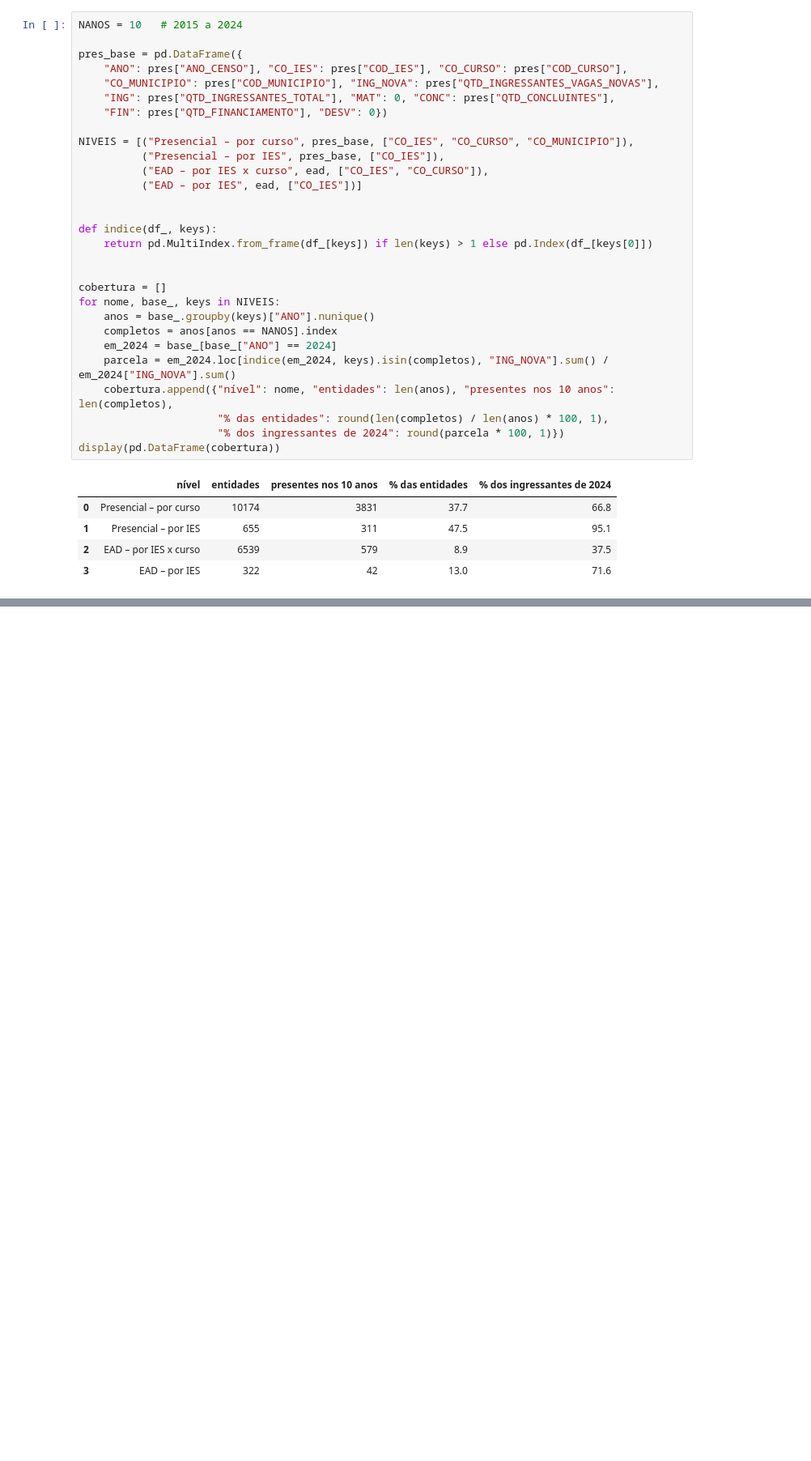
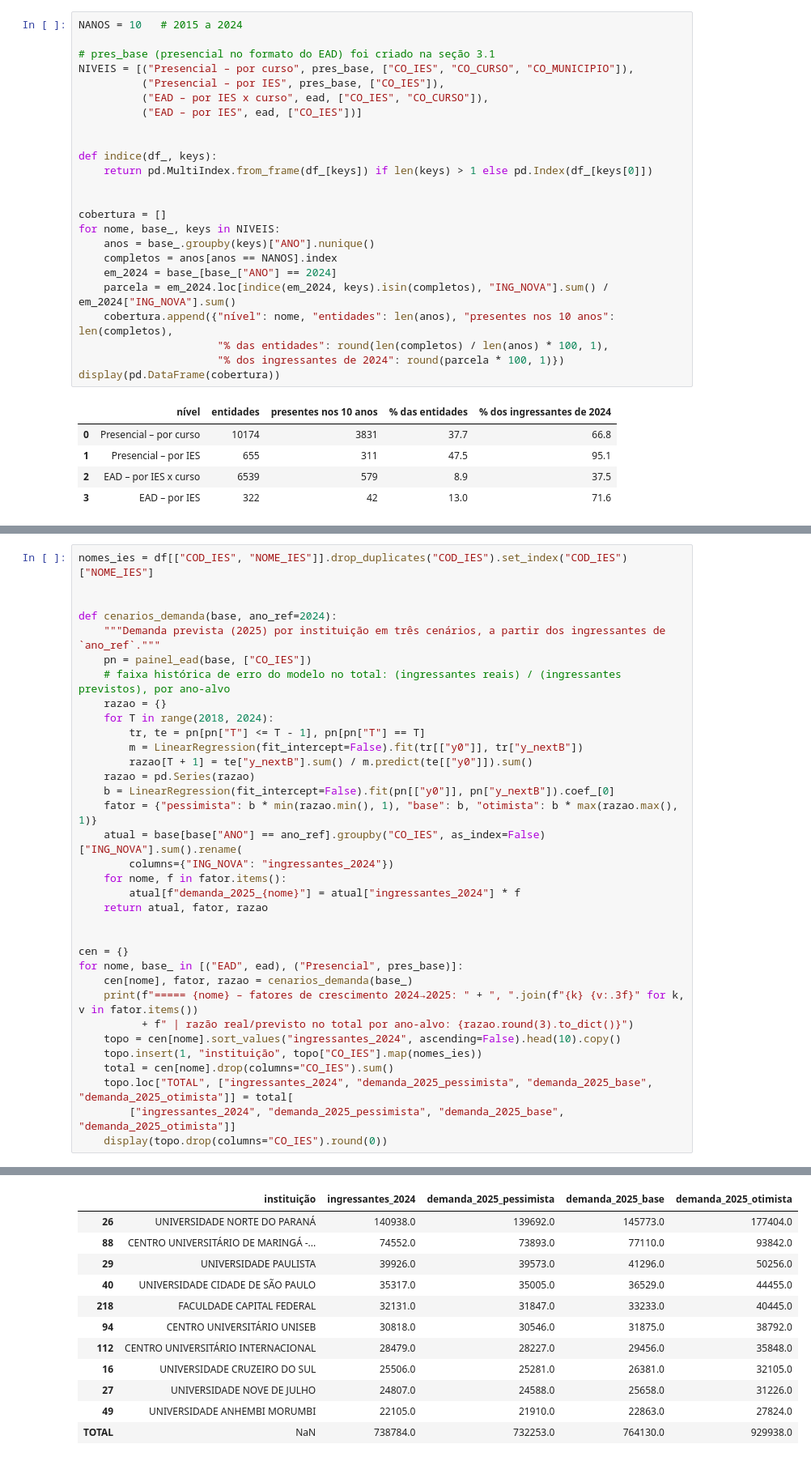
Before and after one commit to janeduardo19/regressao_linear_impacta, a Jupyter notebook: regression.ipynb, the cells around one changed output, grey strips where cells are left out. Shown at 81% size. Cells and saved outputs as stored; diff of their text form; blank space fills up the shorter version.

```diff
--- a/regression.ipynb
+++ b/regression.ipynb
@@ -1161,12 +1395,7 @@ Ingressantes em vagas novas do EAD em 2024 (cursos existentes em 2023):
 # %%
 NANOS = 10   # 2015 a 2024
 
-pres_base = pd.DataFrame({
-    "ANO": pres["ANO_CENSO"], "CO_IES": pres["COD_IES"], "CO_CURSO": pres["COD_CURSO"],
-    "CO_MUNICIPIO": pres["COD_MUNICIPIO"], "ING_NOVA": pres["QTD_INGRESSANTES_VAGAS_NOVAS"],
-    "ING": pres["QTD_INGRESSANTES_TOTAL"], "MAT": 0, "CONC": pres["QTD_CONCLUINTES"],
-    "FIN": pres["QTD_FINANCIAMENTO"], "DESV": 0})
-
+# pres_base (presencial no formato do EAD) foi criado na seção 3.1
 NIVEIS = [("Presencial – por curso", pres_base, ["CO_IES", "CO_CURSO", "CO_MUNICIPIO"]),
           ("Presencial – por IES", pres_base, ["CO_IES"]),
           ("EAD – por IES x curso", ead, ["CO_IES", "CO_CURSO"]),
@@ -1265,0 +1509,35 @@ display(sens.round(3).T)
+# %%
+nomes_ies = df[["COD_IES", "NOME_IES"]].drop_duplicates("COD_IES").set_index("COD_IES")["NOME_IES"]
+
+
+def cenarios_demanda(base, ano_ref=2024):
+    """Demanda prevista (2025) por instituição em três cenários, a partir dos ingressantes de `ano_ref`."""
+    pn = painel_ead(base, ["CO_IES"])
+    # faixa histórica de erro do modelo no total: (ingressantes reais) / (ingressantes previstos), por ano-alvo
+    razao = {}
+    for T in range(2018, 2024):
+        tr, te = pn[pn["T"] <= T - 1], pn[pn["T"] == T]
+        m = LinearRegression(fit_intercept=False).fit(tr[["y0"]], tr["y_nextB"])
+        razao[T + 1] = te["y_nextB"].sum() / m.predict(te[["y0"]]).sum()
+    razao = pd.Series(razao)
+    b = LinearRegression(fit_intercept=False).fit(pn[["y0"]], pn["y_nextB"]).coef_[0]
+    fator = {"pessimista": b * min(razao.min(), 1), "base": b, "otimista": b * max(razao.max(), 1)}
+    atual = base[base["ANO"] == ano_ref].groupby("CO_IES", as_index=False)["ING_NOVA"].sum().rename(
+        columns={"ING_NOVA": "ingressantes_2024"})
+    for nome, f in fator.items():
+        atual[f"demanda_2025_{nome}"] = atual["ingressantes_2024"] * f
+    return atual, fator, razao
+
+
+cen = {}
+for nome, base_ in [("EAD", ead), ("Presencial", pres_base)]:
+    cen[nome], fator, razao = cenarios_demanda(base_)
+    print(f"===== {nome} – fatores de crescimento 2024→2025: " + ", ".join(f"{k} {v:.3f}" for k, v in fator.items())
+          + f" | razão real/previsto no total por ano-alvo: {razao.round(3).to_dict()}")
+    topo = cen[nome].sort_values("ingressantes_2024", ascending=False).head(10).copy()
+    topo.insert(1, "instituição", topo["CO_IES"].map(nomes_ies))
+    total = cen[nome].drop(columns="CO_IES").sum()
+    topo.loc["TOTAL", ["ingressantes_2024", "demanda_2025_pessimista", "demanda_2025_base", "demanda_2025_otimista"]] = total[
+        ["ingressantes_2024", "demanda_2025_pessimista", "demanda_2025_base", "demanda_2025_otimista"]]
+    display(topo.drop(columns="CO_IES").round(0))
+# %% [output]
@@ -1265,0 +1545,12 @@ display(sens.round(3).T)
+|  | instituição | ingressantes_2024 | demanda_2025_pessimista | demanda_2025_base | demanda_2025_otimista |
+| 26 | UNIVERSIDADE NORTE DO PARANÁ | 140938.0 | 139692.0 | 145773.0 | 177404.0 |
+| 88 | CENTRO UNIVERSITÁRIO DE MARINGÁ -... | 74552.0 | 73893.0 | 77110.0 | 93842.0 |
+| 29 | UNIVERSIDADE PAULISTA | 39926.0 | 39573.0 | 41296.0 | 50256.0 |
+| 40 | UNIVERSIDADE CIDADE DE SÃO PAULO | 35317.0 | 35005.0 | 36529.0 | 44455.0 |
+| 218 | FACULDADE CAPITAL FEDERAL | 32131.0 | 31847.0 | 33233.0 | 40445.0 |
+| 94 | CENTRO UNIVERSITÁRIO UNISEB | 30818.0 | 30546.0 | 31875.0 | 38792.0 |
+| 112 | CENTRO UNIVERSITÁRIO INTERNACIONAL | 28479.0 | 28227.0 | 29456.0 | 35848.0 |
+| 16 | UNIVERSIDADE CRUZEIRO DO SUL | 25506.0 | 25281.0 | 26381.0 | 32105.0 |
+| 27 | UNIVERSIDADE NOVE DE JULHO | 24807.0 | 24588.0 | 25658.0 | 31226.0 |
+| 49 | UNIVERSIDADE ANHEMBI MORUMBI | 22105.0 | 21910.0 | 22863.0 | 27824.0 |
+| TOTAL | NaN | 738784.0 | 732253.0 | 764130.0 | 929938.0 |
```
Also changed, not shown: parts of 61 cells of this notebook, 1 other file.
